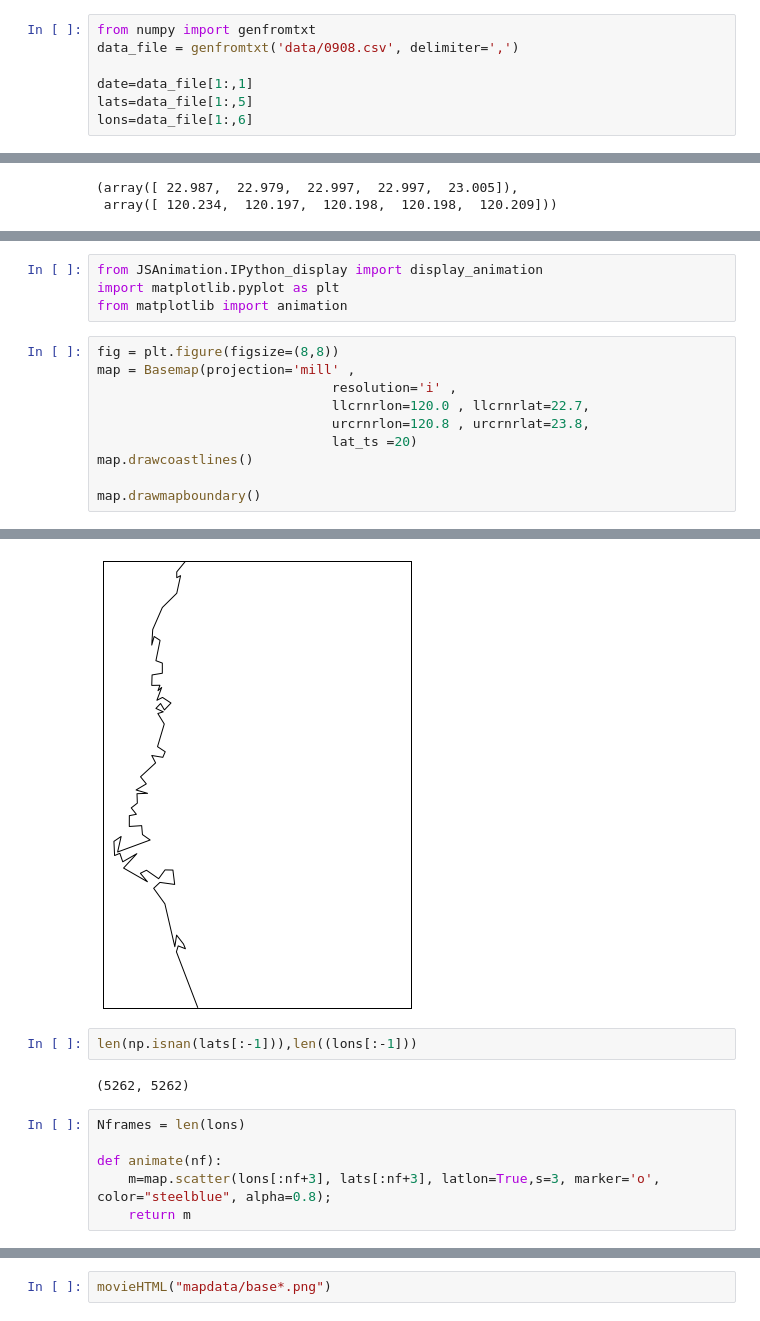
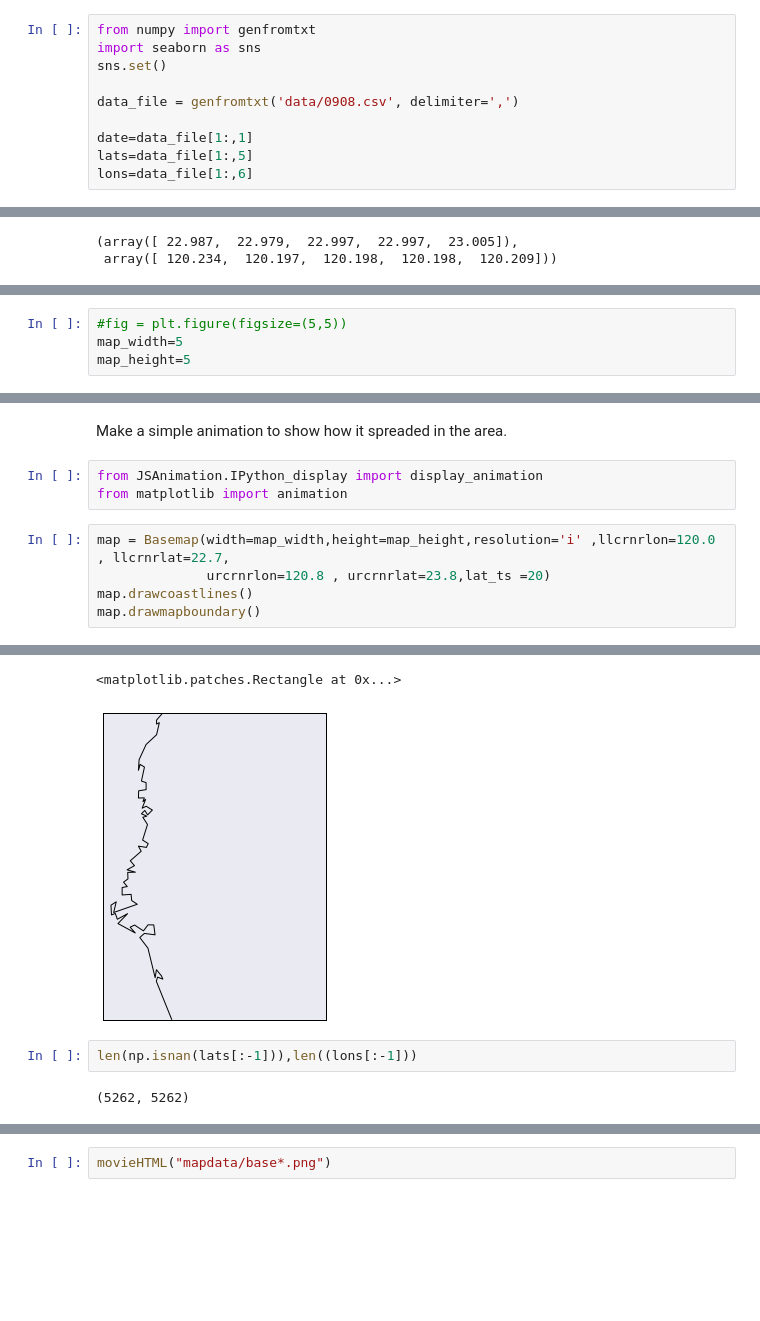
Before and after one commit to cchuang2009/math-2015-2, a Jupyter notebook: 1/maps.ipynb, the cells around one changed output, grey strips where cells are left out. Saved outputs shown, nothing was run; the diff lists cells and outputs as text; blank space fills up the shorter version.

```diff
--- a/1/maps.ipynb
+++ b/1/maps.ipynb
@@ -384,5 +486,8 @@ Show me the dangerous courage that dengue has occupied
 # %%
 from numpy import genfromtxt
+import seaborn as sns
+sns.set()
+
 data_file = genfromtxt('data/0908.csv', delimiter=',')
 
 date=data_file[1:,1]
@@ -419,0 +525,4 @@ map.plot(x, y, 'ro', markersize=6)
+# %%
+#fig = plt.figure(figsize=(5,5))
+map_width=5
+map_height=5
@@ -455,15 +566,11 @@ map.scatter(lons, lats, latlon=True,
+# %% [markdown]
+ Make a simple animation to show how it spreaded in the area.
 # %%
 from JSAnimation.IPython_display import display_animation
-import matplotlib.pyplot as plt
 from matplotlib import animation
 # %%
-fig = plt.figure(figsize=(8,8))
-map = Basemap(projection='mill' ,
-                              resolution='i' ,
-                              llcrnrlon=120.0 , llcrnrlat=22.7,
-                              urcrnrlon=120.8 , urcrnrlat=23.8,
-                              lat_ts =20)
+map = Basemap(width=map_width,height=map_height,resolution='i' ,llcrnrlon=120.0 , llcrnrlat=22.7,
+              urcrnrlon=120.8 , urcrnrlat=23.8,lat_ts =20)
 map.drawcoastlines()
-
 map.drawmapboundary()
 # %% [output]
@@ -471,11 +578,6 @@ map.drawmapboundary()
+<matplotlib.patches.Rectangle at 0x...>
-[figure, old version]
+[figure, new version]
 # %%
 len(np.isnan(lats[:-1])),len((lons[:-1]))
 # %% [output]
 (5262, 5262)
-# %%
-Nframes = len(lons)
-
-def animate(nf):
-    m=map.scatter(lons[:nf+3], lats[:nf+3], latlon=True,s=3, marker='o',  color="steelblue", alpha=0.8);
-    return m
```
Also changed, not shown: parts of 84 cells of this notebook.
